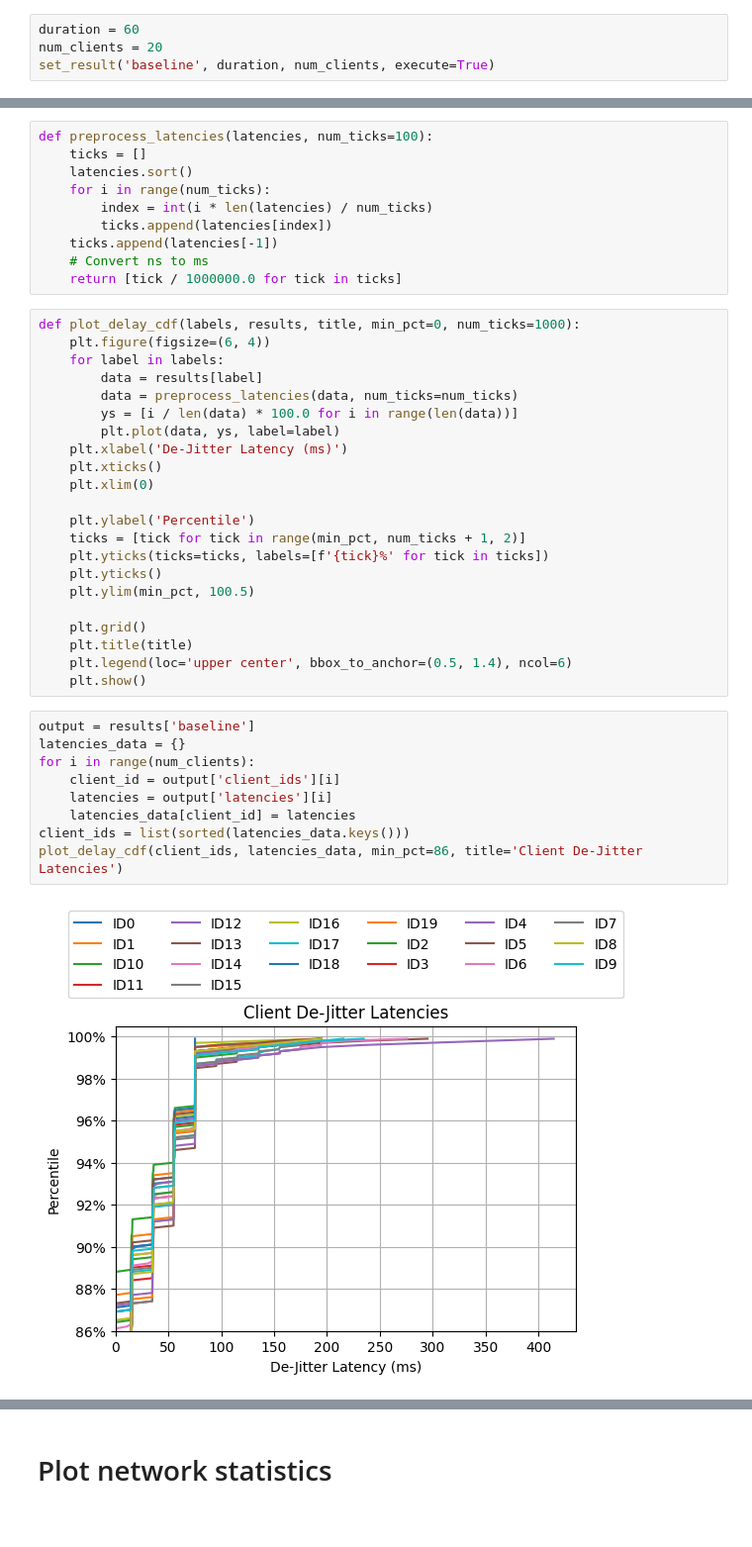
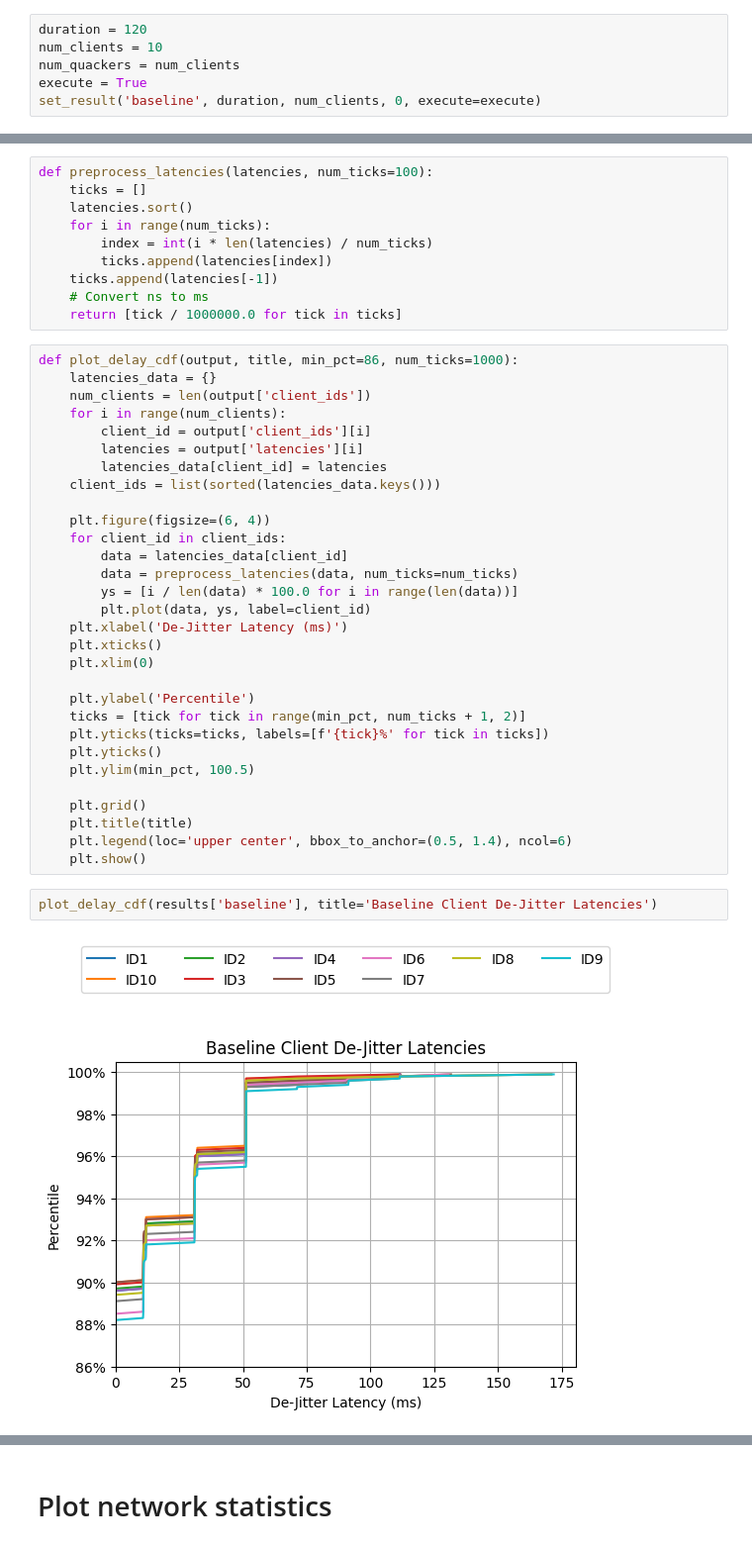
Before and after one commit to StanfordSNR/sidekick-downloads, a Jupyter notebook: notebook/multicast_benchmark.ipynb, the cells around one changed output, grey strips where cells are left out. Shown at 99% size. Drawn from its saved outputs; the diff is of its cells as text.

Commit message:
Multicast benchmark data

```diff
--- a/notebook/multicast_benchmark.ipynb
+++ b/notebook/multicast_benchmark.ipynb
@@ -76,4 +80,6 @@ def set_result(label, duration, num_clients, execute=True, overwrite=False):
 # %%
-duration = 60
-num_clients = 20
-set_result('baseline', duration, num_clients, execute=True)
+duration = 120
+num_clients = 10
+num_quackers = num_clients
+execute = True
+set_result('baseline', duration, num_clients, 0, execute=execute)
@@ -103,13 +131,21 @@ def preprocess_latencies(latencies, num_ticks=100):
     # Convert ns to ms
     return [tick / 1000000.0 for tick in ticks]
 # %%
-def plot_delay_cdf(labels, results, title, min_pct=0, num_ticks=1000):
+def plot_delay_cdf(output, title, min_pct=86, num_ticks=1000):
+    latencies_data = {}
+    num_clients = len(output['client_ids'])
+    for i in range(num_clients):
+        client_id = output['client_ids'][i]
+        latencies = output['latencies'][i]
+        latencies_data[client_id] = latencies
+    client_ids = list(sorted(latencies_data.keys()))
+
     plt.figure(figsize=(6, 4))
-    for label in labels:
-        data = results[label]
+    for client_id in client_ids:
+        data = latencies_data[client_id]
         data = preprocess_latencies(data, num_ticks=num_ticks)
         ys = [i / len(data) * 100.0 for i in range(len(data))]
-        plt.plot(data, ys, label=label)
+        plt.plot(data, ys, label=client_id)
     plt.xlabel('De-Jitter Latency (ms)')
     plt.xticks()
     plt.xlim(0)
@@ -125,13 +161,6 @@ def plot_delay_cdf(labels, results, title, min_pct=0, num_ticks=1000):
     plt.legend(loc='upper center', bbox_to_anchor=(0.5, 1.4), ncol=6)
     plt.show()
 # %%
-output = results['baseline']
-latencies_data = {}
-for i in range(num_clients):
-    client_id = output['client_ids'][i]
-    latencies = output['latencies'][i]
-    latencies_data[client_id] = latencies
-client_ids = list(sorted(latencies_data.keys()))
-plot_delay_cdf(client_ids, latencies_data, min_pct=86, title='Client De-Jitter Latencies')
+plot_delay_cdf(results['baseline'], title='Baseline Client De-Jitter Latencies')
 # %% [output]
-[figure, old version]
+[figure, new version]
```
Also changed, not shown: parts of 21 cells of this notebook.
